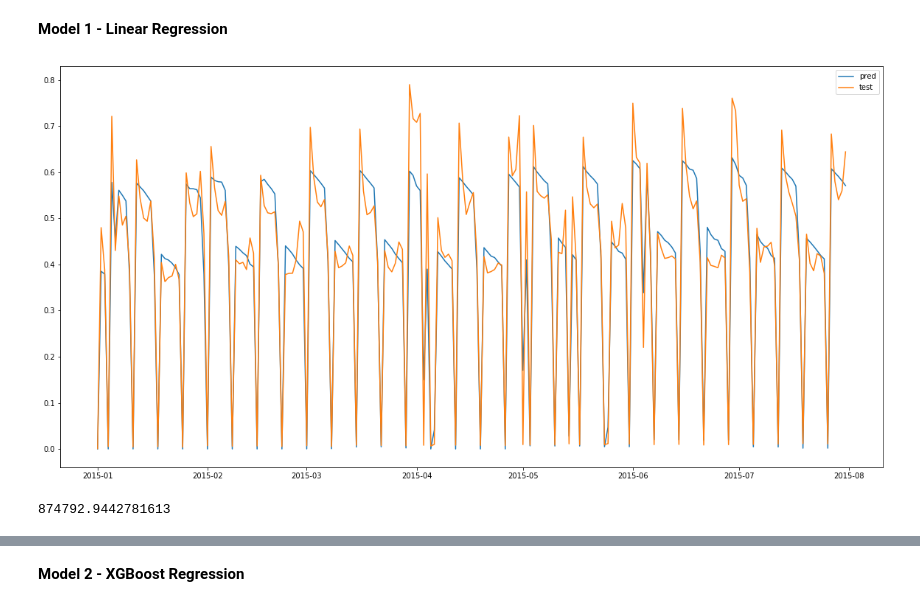
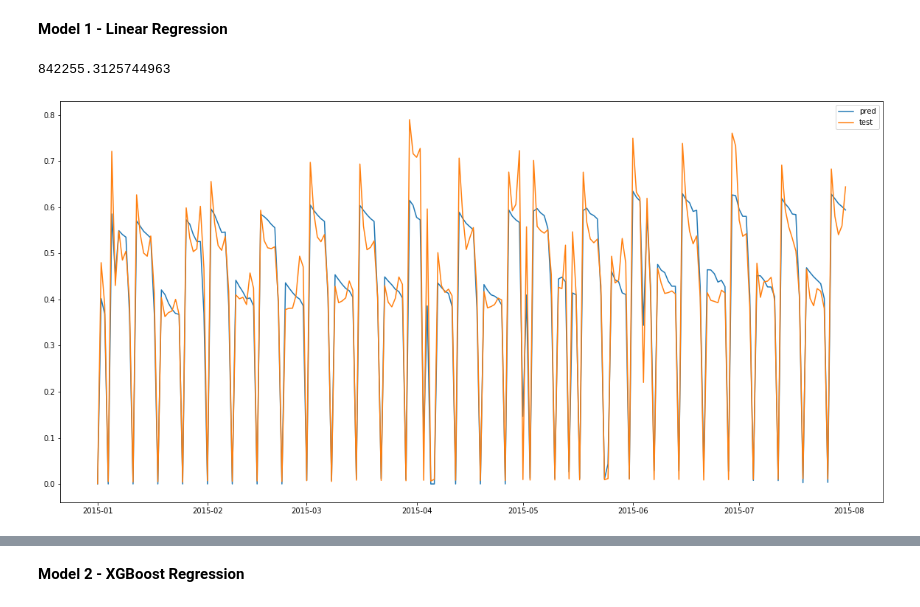
Before and after one commit to christian1285/UDACITY-CAPSTONE-PROJECT, a Jupyter notebook: UDACITY CAPSTONE PROJECT (2).ipynb, the cells around one changed output, grey strips where cells are left out. Drawn from its saved outputs; the diff is of its cells as text; code cells hidden in the pictures.

```diff
--- a/UDACITY CAPSTONE PROJECT (2).ipynb
+++ b/UDACITY CAPSTONE PROJECT (2).ipynb
@@ -73,3 +82,12 @@ df['quarter'] = pd.DatetimeIndex(df['Date']).quarter
+# %%
+# some replacements were necessary for the StateHoliday column ...
+df.StateHoliday = df.StateHoliday.replace('0',0)
+df.StateHoliday = df.StateHoliday.replace('a',1)
+df.StateHoliday = df.StateHoliday.replace('b',2)
+df.StateHoliday = df.StateHoliday.replace('c',3)
+# %%
+df.StateHoliday = pd.to_numeric(df.StateHoliday)
+df.SchoolHoliday = pd.to_numeric(df.SchoolHoliday)
 # %%
 # let's get some basic information out of the dataset
 Number_of_Stores = len(df['Store'].unique())
@@ -528,26 +574,25 @@ Next we will test some basic machine learning regression model. For the validati
 # %% [markdown]
 **Model 1 - Linear Regression**
 # %%
-TS3 = Time_Series_Model(df_y, tr_start=df_y.index[0], tr_end='2014-12-31',
-                        te_start = '2015-01-01', te_end = '2015-07-31', ex=df_x, arima=False)
-TS3.min_max_scaler()
+TS4 = Time_Series_Model(df_y, tr_start=df_y.index[0], tr_end='2014-12-31',
+                        te_start = '2015-01-01', te_end = '2015-07-31', ex=df_x, arima=False, scaling=True)
 # %%
-rmse, model_fit, predictions = TS3.ml_model_validate()
+rmse, model_fit, predictions = TS4.ml_model_validate()
+# %%
+predictions_inversed = TS4.sc_in.inverse_transform(predictions)
+X_test_inversed = TS4.sc_in.inverse_transform(TS4.X_test.values)
+rmse = sqrt(mean_squared_error(X_test_inversed, predictions_inversed))
+rmse
+# %% [output]
+842255.3125744963
 # %%
 plt.figure(figsize=(20,10))
-plt.plot(TS3.X_test.index, predictions, label='pred')
-plt.plot(TS3.X_test.index, TS3.X_test.values, label='test')
+plt.plot(TS4.X_test.index, predictions, label='pred')
+plt.plot(TS4.X_test.index, TS4.X_test.values, label='test')
 plt.legend()
 plt.show()
 # %% [output]
-[figure, old version]
+[figure, new version]
-# %%
-predictions_inversed = TS3.sc_in.inverse_transform(predictions)
-X_test_inversed = TS3.sc_in.inverse_transform(TS3.X_test.values)
-rmse = sqrt(mean_squared_error(X_test_inversed, predictions_inversed))
-rmse
-# %% [output]
-874792.9442781613
 # %%
 model_results = model_results.append(pd.DataFrame({'Model': ['Linear Regression'], 'RMSE':[rmse]}), ignore_index=True)
 model_results.sort_values('RMSE')
```
Also changed, not shown: parts of 43 cells of this notebook.
